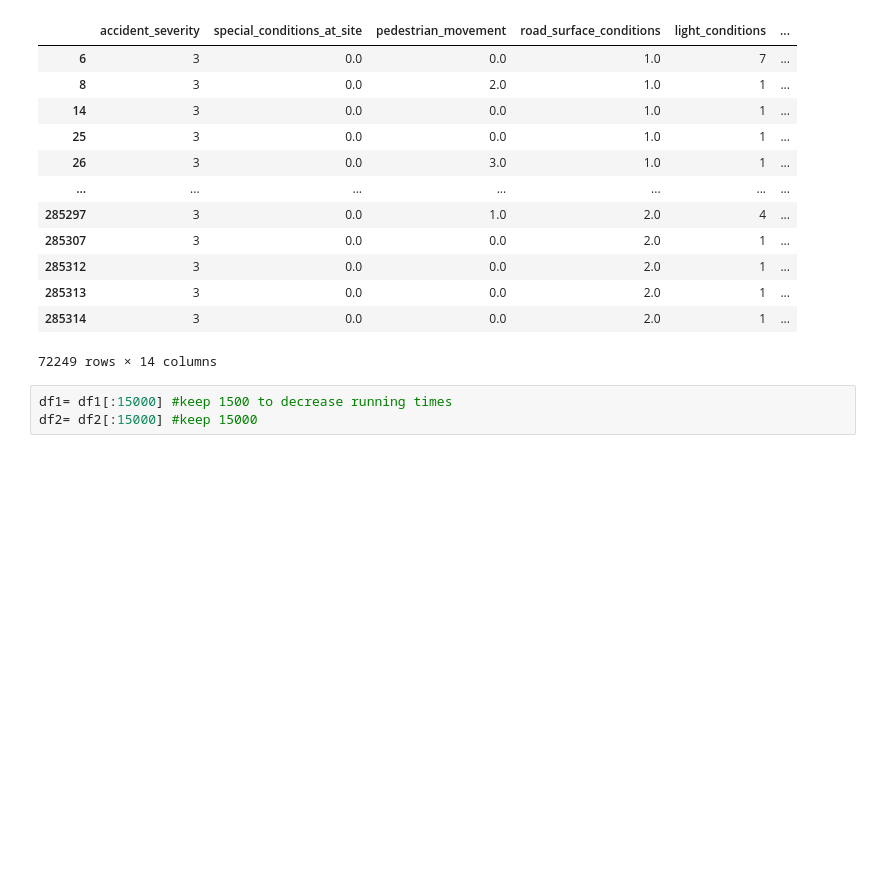
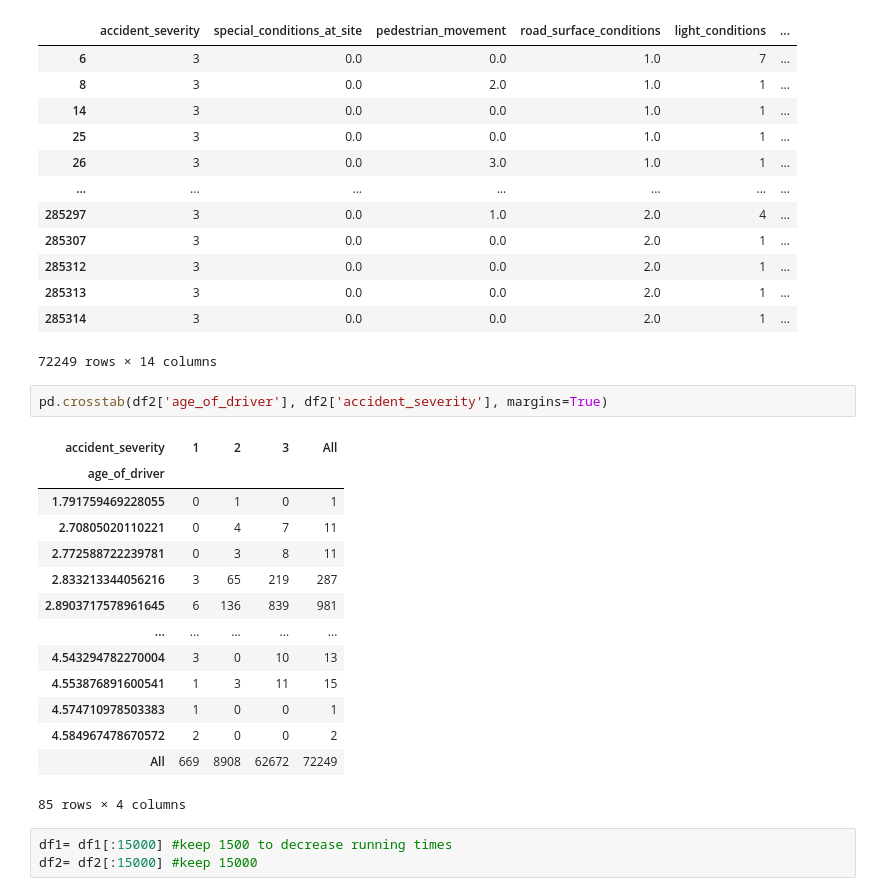
Before and after one commit to oohyun15/Prediction-of-Traffic-Accident-Risk, a Jupyter notebook: src/Preprocessing2.ipynb, the cells around one changed output. Cells and saved outputs as stored; diff of their text form; blank space fills up the shorter version.

```diff
--- a/src/Preprocessing2.ipynb
+++ b/src/Preprocessing2.ipynb
@@ -340,6 +340,23 @@ df2
 | 285313 | 3 | 0.0 | 0.0 | 2.0 | 1 | ... |
 | 285314 | 3 | 0.0 | 0.0 | 2.0 | 1 | ... |
 72249 rows × 14 columns
+# %%
+pd.crosstab(df2['age_of_driver'], df2['accident_severity'], margins=True)
+# %% [output]
+| accident_severity | 1 | 2 | 3 | All |
+| age_of_driver |  |  |  |  |
+| 1.791759469228055 | 0 | 1 | 0 | 1 |
+| 2.70805020110221 | 0 | 4 | 7 | 11 |
+| 2.772588722239781 | 0 | 3 | 8 | 11 |
+| 2.833213344056216 | 3 | 65 | 219 | 287 |
+| 2.8903717578961645 | 6 | 136 | 839 | 981 |
+| ... | ... | ... | ... | ... |
+| 4.543294782270004 | 3 | 0 | 10 | 13 |
+| 4.553876891600541 | 1 | 3 | 11 | 15 |
+| 4.574710978503383 | 1 | 0 | 0 | 1 |
+| 4.584967478670572 | 2 | 0 | 0 | 2 |
+| All | 669 | 8908 | 62672 | 72249 |
+85 rows × 4 columns
 # %%
 df1= df1[:15000] #keep 1500 to decrease running times
 df2= df2[:15000] #keep 15000
```
Also changed, not shown: parts of 3 cells of this notebook, 2 other files.
